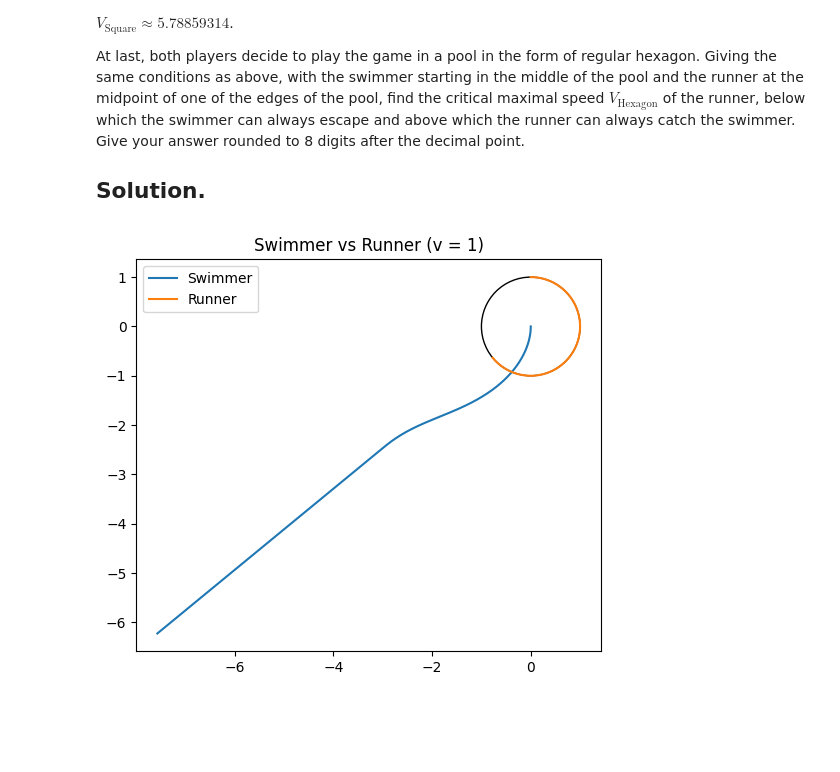
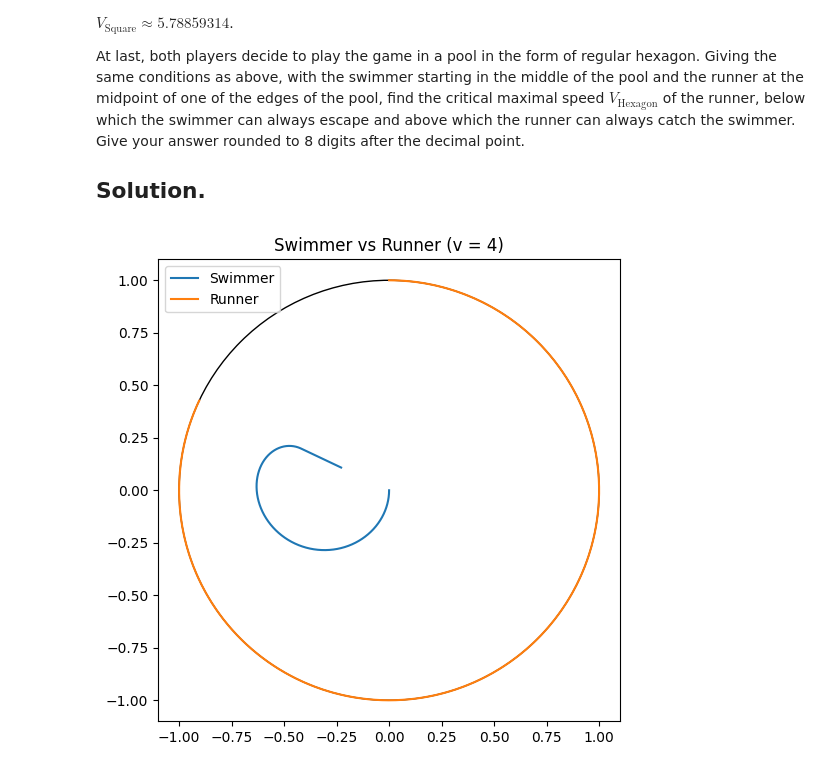
Before and after one commit to KrolKubaV/Project-Euler, a Jupyter notebook: 701-800/0761.ipynb, the cells around one changed output. Drawn from its saved outputs; the diff is of its cells as text; code cells hidden in the pictures; blank space fills up the shorter version.

```diff
--- a/701-800/0761.ipynb
+++ b/701-800/0761.ipynb
@@ -37,14 +37,14 @@ def polar_to_cartesian(P):
     y = r * sin(theta)
     return (x, y)
 # %%
-def swimmer_next_move(S, R, t=0.001):
+def swimmer_next_move(S, R, t):
     xs, ys = S
     xr, yr = R
     d = t / d2(S, R)
     return (xs + d*(xs - xr), ys + d*(ys - yr))
 
 
-def runner_next_move(S, R, v, t=0.001):
+def runner_next_move(S, R, v, t):
     C = find_closest_point_circle(S)
 
     _, thetaR = cartesian_to_polar(R)
@@ -67,35 +67,36 @@ S = (0,0)
 R = (0, 1)
 
 swimmer_positions = [S]
 runner_positions = [R]
 
-N = 10000
-v = 1
+N = 15000
+v = 4
+t = 0.0001
 
 for _ in range(N):
     S_last = swimmer_positions[-1]
     R_last = runner_positions[-1]
-    S_new = swimmer_next_move(S_last, R_last)
-    R_new = runner_next_move(S_new, R_last, v)
+    S_new = swimmer_next_move(S_last, R_last, t)
+    R_new = runner_next_move(S_new, R_last, v, t)
     swimmer_positions.append(S_new)
     runner_positions.append(R_new)
 
 sx, sy = zip(*swimmer_positions)
 rx, ry = zip(*runner_positions)
 
 plt.figure(figsize=(6, 6))
 
 plt.plot(sx, sy, label="Swimmer")
 plt.plot(rx, ry, label="Runner")
 
 
 circle = plt.Circle((0, 0), 1, fill=False)
 plt.gca().add_patch(circle)
 
 plt.gca().set_aspect('equal')
 plt.legend()
 plt.title(f"Swimmer vs Runner (v = {v})")
 
 plt.show()
 # %% [output]
-[figure, old version]
+[figure, new version]
```
Also changed, not shown: 1 other file.
